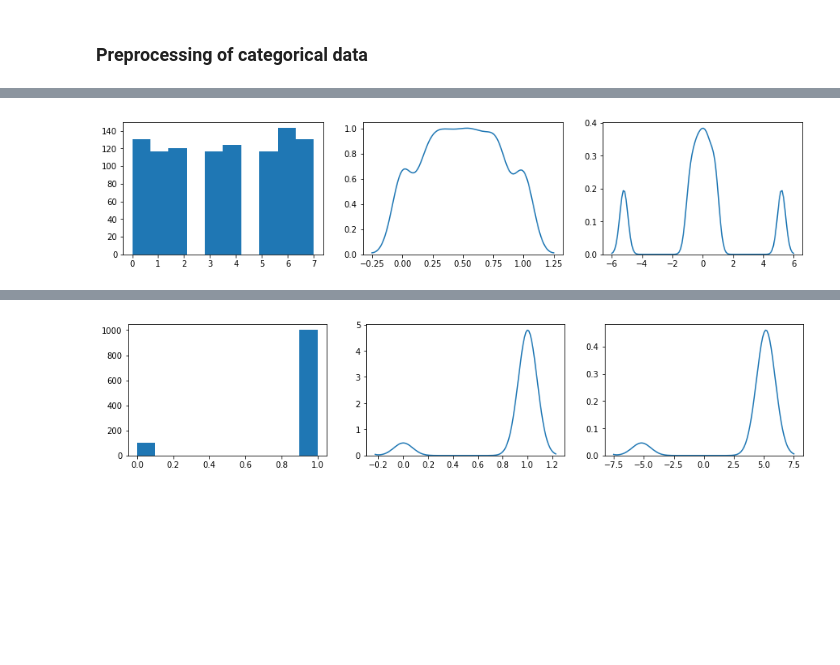
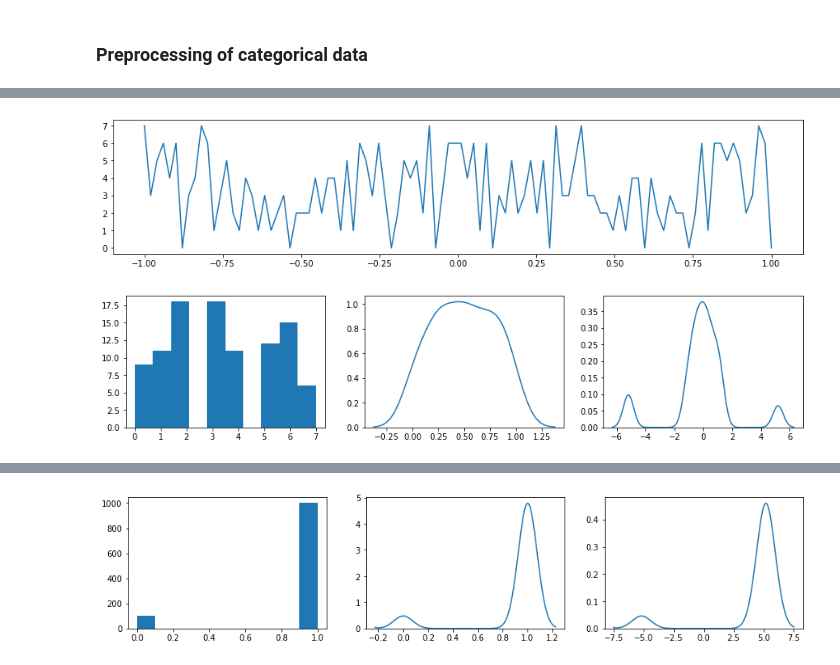
Before and after one commit to AtlanticP/ML, a Jupyter notebook: QuantileTransformer.ipynb, the cells around one changed output, grey strips where cells are left out. Saved outputs shown, nothing was run; the diff lists cells and outputs as text; code cells hidden in the pictures; blank space fills up the shorter version.

```diff
--- a/QuantileTransformer.ipynb
+++ b/QuantileTransformer.ipynb
@@ -10,5 +18,11 @@ import seaborn as sns
 # %%
-def plot(x, bins=10):
+def plot(x, bins=10, pl=True):
+
+    if pl:
+        t = np.linspace(-1, 1, len(x))
+        plt.figure(figsize=(15, 3))
+        plt.plot(t, x)
+
     qtu = QuantileTransformer(random_state=32, output_distribution='uniform')
     qtn = QuantileTransformer(random_state=32, output_distribution='normal')
     x_u = qtu.fit_transform(x)
@@ -19,3 +33,6 @@ def plot(x, bins=10):
     sns.kdeplot(x_u.flatten(), ax=ax[1])
     sns.kdeplot(x_n.flatten(), ax=ax[2])
     plt.show()
+# %%
+seed = 32
+n_cat, n_samples = 8, 100
@@ -22,8 +46,8 @@ def plot(x, bins=10):
 # %%
-np.random.seed(32)
-n_cat, n_samples = 8, 1000
+np.random.seed(seed)
 x = np.random.randint(n_cat, size=(n_samples, 1))
 plot(x)
 # %% [output]
-[figure, old version]
+[figure, new version]
+[figure, added]
 # %%
```
Also changed, not shown: parts of 8 cells of this notebook.
